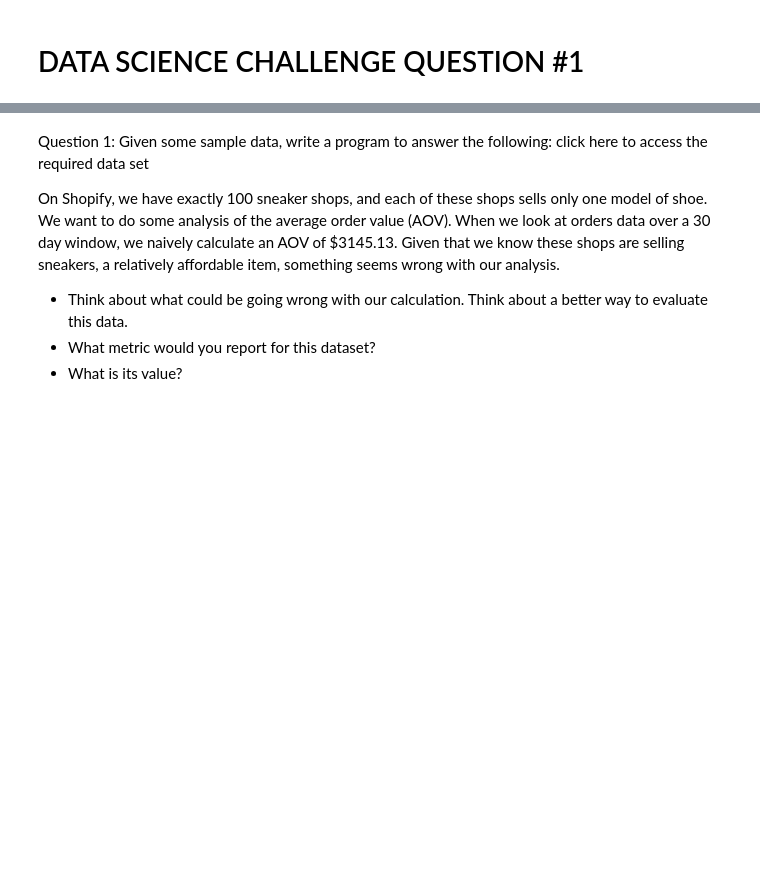
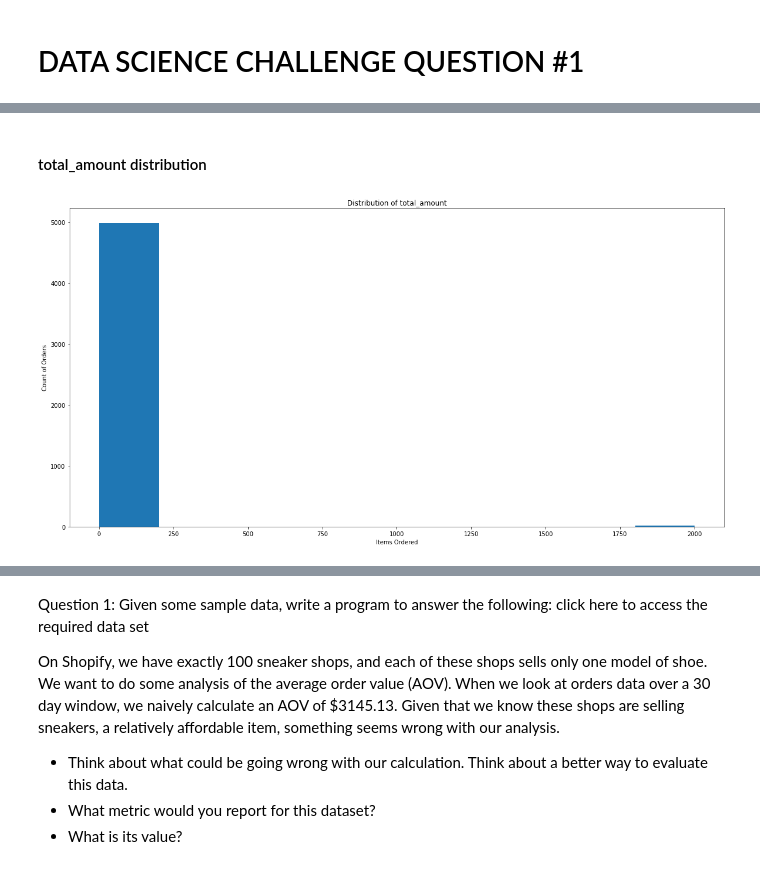
Before and after one commit to seansimkus/Shopify-Challange, a Jupyter notebook: DS-Challenge-Question1.ipynb, the cells around one changed output, grey strips where cells are left out. Cells and saved outputs as stored; diff of their text form; code cells hidden in the pictures; blank space fills up the shorter version.

```diff
--- a/DS-Challenge-Question1.ipynb
+++ b/DS-Challenge-Question1.ipynb
@@ -2,0 +97,11 @@
+# %% [markdown]
+#### total_amount distribution
+# %%
+plt.figure(figsize=(20,10))
+plt.hist(x = store_df['total_items'])
+plt.title('Distribution of total_amount')
+plt.xlabel('Items Ordered')
+plt.ylabel('Count of Orders')
+plt.show()
+# %% [output]
+[figure, added]
```
Also changed, not shown: parts of 31 cells of this notebook.
